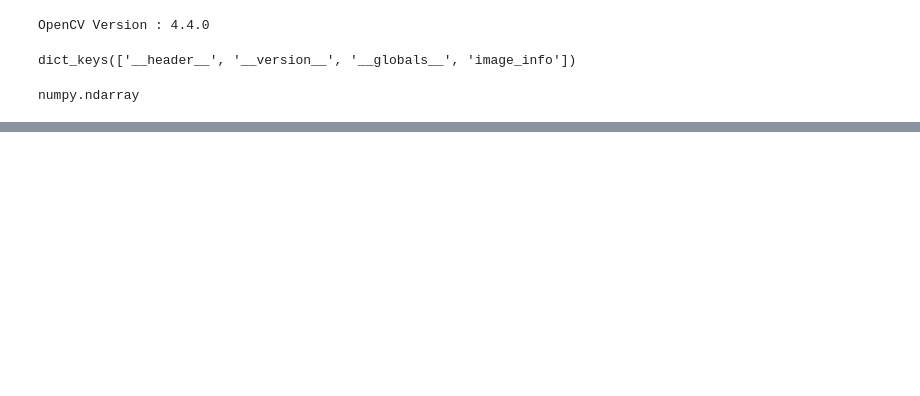
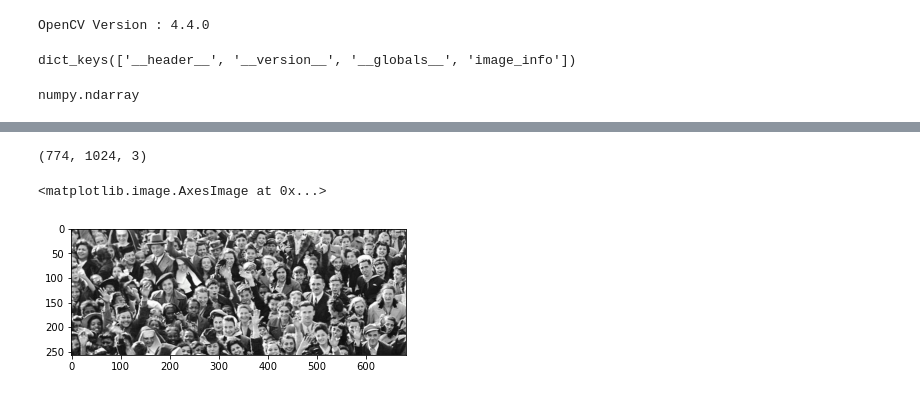
Before and after one commit to EikiYamashiro/IC_ComputerVision, a Jupyter notebook: ShanghaiTech - Analise Exploratoria.ipynb, the cells around one changed output, grey strips where cells are left out. Saved outputs shown, nothing was run; the diff lists cells and outputs as text; code cells hidden in the pictures; blank space fills up the shorter version.

```diff
--- a/ShanghaiTech - Analise Exploratoria.ipynb
+++ b/ShanghaiTech - Analise Exploratoria.ipynb
@@ -69,0 +80,51 @@ Digite o id da Imagem:5
+# %%
+n = 123
+img = cv2.imread("ShanghaiTech/part_A/train_data/images/IMG_{}.jpg".format(n))
+ry, rx = getRanges(img)
+img.shape
+# %% [output]
+(774, 1024, 3)
+# %%
+def imagem_recorta(img):
+    range_y, range_x = getRanges(img)
+    saida = []
+    i = 0
+    while i<2:
+        patch = recorta([range_y[i],range_y[i+1]],[range_x[i],range_x[i+2]], img)
+        saida.append(patch)
+        i+=1
+    return saida
+
+def recorta(y, x, img):
+    #Preciso retornar 1 lista com os valores dos pixels de cada patch...
+    saida = []
+    x_min = x[0]
+    x_max = x[1]
+    y_min = y[0]
+    y_max = y[1]
+
+    for y in range(y_min,y_max):
+        lista = []
+        for x in range(x_min,x_max):
+            lista.append(img[y][x])
+        saida.append(lista)
+    return saida
+
+def getRanges(img):
+    height, width, chanel = img.shape
+    heigh_ = divide_em_tres(height-1)
+    width_ = divide_em_tres(width-1)
+    return heigh_,width_
+
+def divide_em_tres(value):
+    v2 = int(value/3)
+    v3 = int(2*value/3)
+    v4 = int(value)
+    return [0,v2,v3, value]
+# %%
+li = imagem_recorta(img)
+
+plt.imshow(li[0])
+# %% [output]
+<matplotlib.image.AxesImage at 0x...>
+[figure, added]
```
Also changed, not shown: parts of 4 cells of this notebook.
